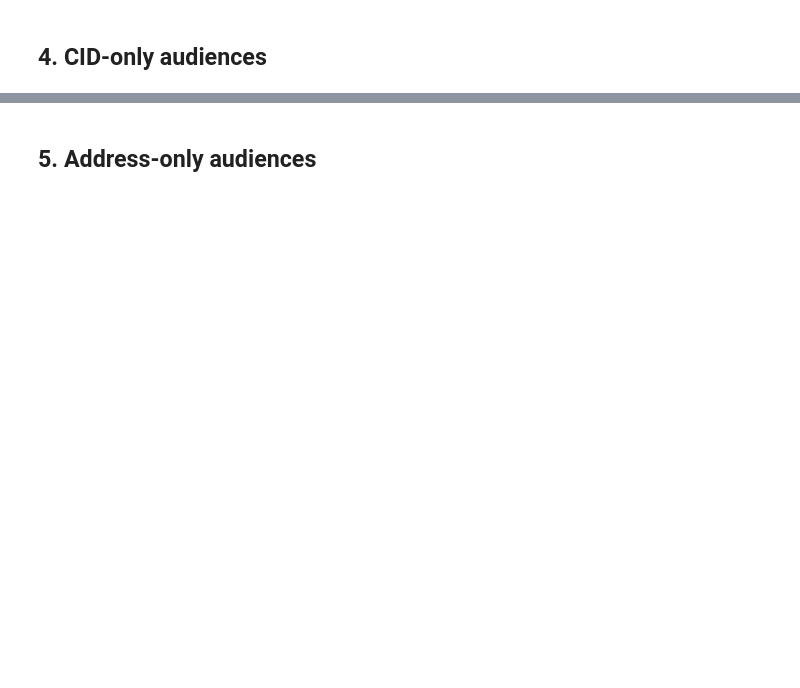
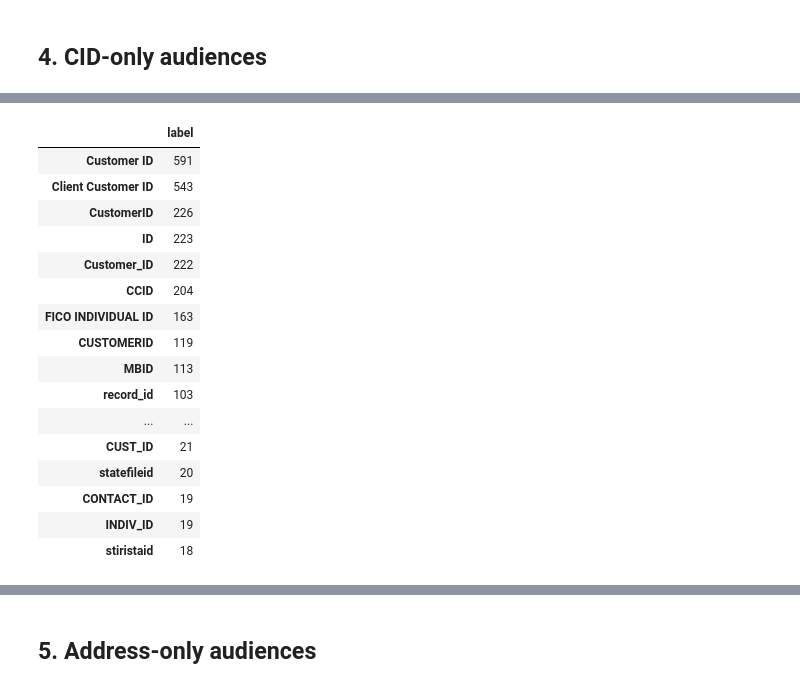
Before and after one commit to anthonylschultz/Product-Investigations, a Jupyter notebook: 20200417_AK_analysis.ipynb, the cells around one changed output, grey strips where cells are left out. Cells and saved outputs as stored; diff of their text form; code cells hidden in the pictures; blank space fills up the shorter version.

```diff
--- a/20200417_AK_analysis.ipynb
+++ b/20200417_AK_analysis.ipynb
@@ -779,0 +864,2 @@ raw_emails_DS["label"].replace({"Email":"email",
+# %%
+CIDs_all_audiences = pd.read_csv('/Users/aschul/Documents/Documents - aschul1118mac/Code_Base/Investigations/20200417_AK_analysis/CID_AKs/CIDs.csv')
@@ -779,0 +873,22 @@ raw_emails_DS["label"].replace({"Email":"email",
+# %%
+CID_values = pd.DataFrame(CIDs_all_audiences["label"].value_counts())
+# %%
+CID_values.head(50)
+# %% [output]
+|  | label |
+| Customer ID | 591 |
+| Client Customer ID | 543 |
+| CustomerID | 226 |
+| ID | 223 |
+| Customer_ID | 222 |
+| CCID | 204 |
+| FICO INDIVIDUAL ID | 163 |
+| CUSTOMERID | 119 |
+| MBID | 113 |
+| record_id | 103 |
+| ... | ... |
+| CUST_ID | 21 |
+| statefileid | 20 |
+| CONTACT_ID | 19 |
+| INDIV_ID | 19 |
+| stiristaid | 18 |
```
Also changed, not shown: parts of 23 cells of this notebook.
